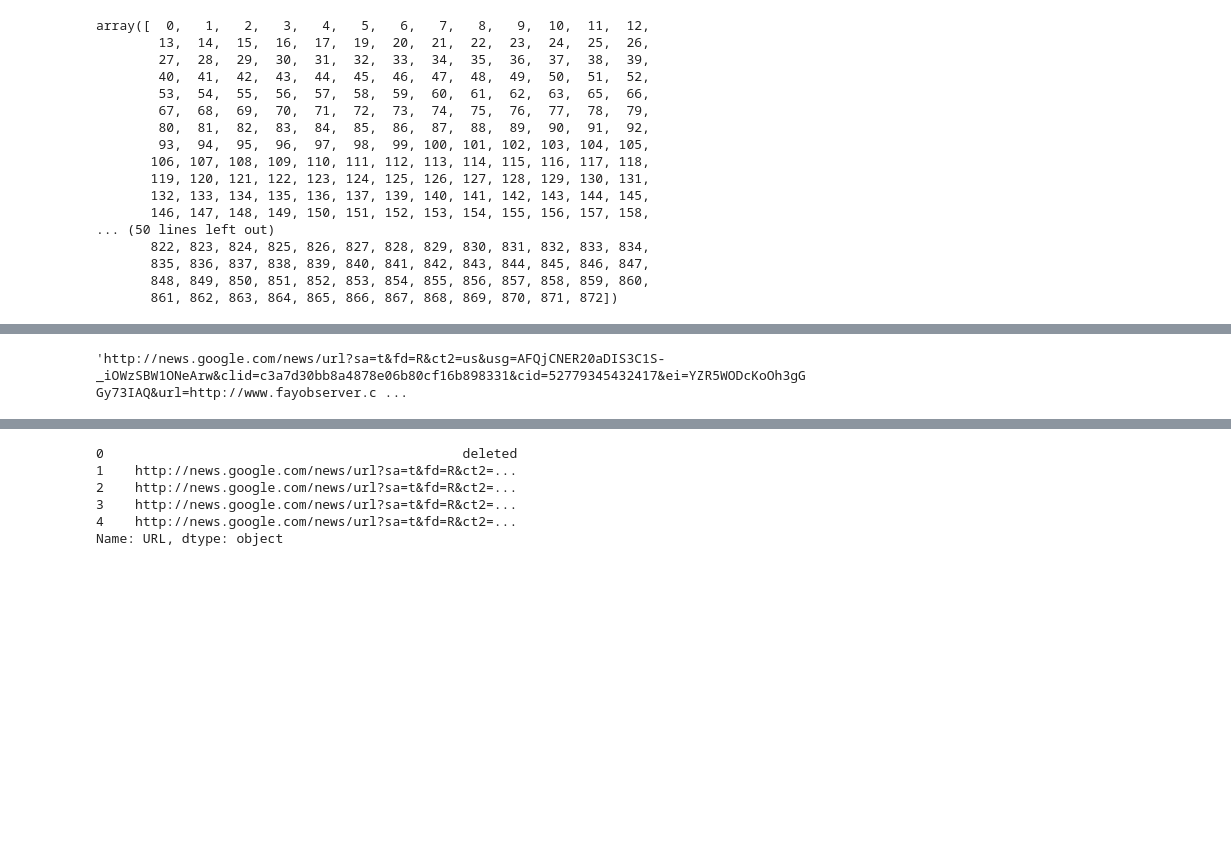
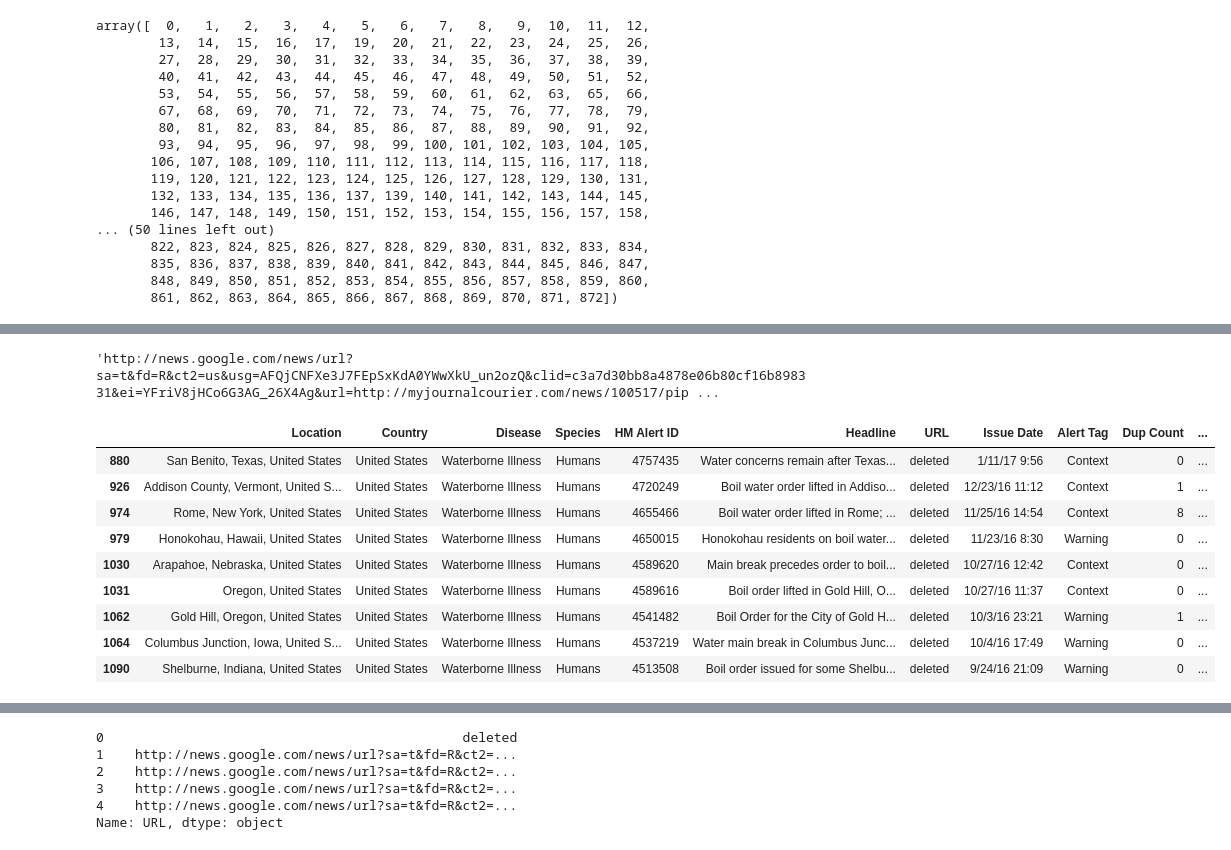
Before and after one commit to CMantell/Capstone---Boil-Order-Classifier, a Jupyter notebook: Capstone Project.ipynb, the cells around one changed output, grey strips where cells are left out. Cells and saved outputs as stored; diff of their text form; code cells hidden in the pictures; blank space fills up the shorter version.

```diff
--- a/Capstone Project.ipynb
+++ b/Capstone Project.ipynb
@@ -475,0 +507,27 @@ array([  0,   1,   2,   3,   4,   5,   6,   7,   8,   9,  10,  11,  12,
+# %%
+soups = {}
+counter = 0
+for index, url in enumerate(df.URL):
+    if index <= 873:
+        counter +=1
+        pass
+    else:
+        res = requests.get(url)
+        if res.status_code == 404 or res.status_code == 410:
+            df.at[index, 'URL'] = 'deleted'
+            print('Failed!  Status code: ', res.status_code, 'Deleted URL @ index: ', index)
+            print(url)
+        elif res.status_code != 200:
+            print('Failed! Status code: ', res.status_code)
+            print(index, url)
+            continue
+        else:
+            soup = BeautifulSoup(res.content, 'lxml')
+            soups[index] = soup
+            counter += 1
+            time.sleep(1)
+    if counter % 1000 == 0:
+        print(counter)
+        print(len(soups))
+    else:
+        pass
@@ -475,0 +575,6 @@ array([  0,   1,   2,   3,   4,   5,   6,   7,   8,   9,  10,  11,  12,
+# %%
+#check index 1097 - failed - max retries?
+#DNS error
+df.URL[1097]
+# %% [output]
+'http://news.google.com/news/url?sa=t&fd=R&ct2=us&usg=AFQjCNFXe3J7FEpSxKdA0YWwXkU_un2ozQ&clid=c3a7d30bb8a4878e06b80cf16b898331&ei=YFriV8jHCo6G3AG_26X4Ag&url=http://myjournalcourier.com/news/100517/pip ...
@@ -476,4 +587,13 @@ array([  0,   1,   2,   3,   4,   5,   6,   7,   8,   9,  10,  11,  12,
 # %%
-df.URL[873]
+df.loc[(df['URL'] == 'deleted')]
 # %% [output]
-'http://news.google.com/news/url?sa=t&fd=R&ct2=us&usg=AFQjCNER20aDIS3C1S-_iOWzSBW1ONeArw&clid=c3a7d30bb8a4878e06b80cf16b898331&cid=52779345432417&ei=YZR5WODcKoOh3gGGy73IAQ&url=http://www.fayobserver.c ...
+|  | Location | Country | Disease | Species | HM Alert ID | Headline | URL | Issue Date | Alert Tag | Dup Count | ... |
+| 880 | San Benito, Texas, United States | United States | Waterborne Illness | Humans | 4757435 | Water concerns remain after Texas... | deleted | 1/11/17 9:56 | Context | 0 | ... |
+| 926 | Addison County, Vermont, United S... | United States | Waterborne Illness | Humans | 4720249 | Boil water order lifted in Addiso... | deleted | 12/23/16 11:12 | Context | 1 | ... |
+| 974 | Rome, New York, United States | United States | Waterborne Illness | Humans | 4655466 | Boil water order lifted in Rome; ... | deleted | 11/25/16 14:54 | Context | 8 | ... |
+| 979 | Honokohau, Hawaii, United States | United States | Waterborne Illness | Humans | 4650015 | Honokohau residents on boil water... | deleted | 11/23/16 8:30 | Warning | 0 | ... |
+| 1030 | Arapahoe, Nebraska, United States | United States | Waterborne Illness | Humans | 4589620 | Main break precedes order to boil... | deleted | 10/27/16 12:42 | Context | 0 | ... |
+| 1031 | Oregon, United States | United States | Waterborne Illness | Humans | 4589616 | Boil order lifted in Gold Hill, O... | deleted | 10/27/16 11:37 | Context | 0 | ... |
+| 1062 | Gold Hill, Oregon, United States | United States | Waterborne Illness | Humans | 4541482 | Boil Order for the City of Gold H... | deleted | 10/3/16 23:21 | Warning | 1 | ... |
+| 1064 | Columbus Junction, Iowa, United S... | United States | Waterborne Illness | Humans | 4537219 | Water main break in Columbus Junc... | deleted | 10/4/16 17:49 | Warning | 0 | ... |
+| 1090 | Shelburne, Indiana, United States | United States | Waterborne Illness | Humans | 4513508 | Boil order issued for some Shelbu... | deleted | 9/24/16 21:09 | Warning | 0 | ... |
```
Also changed, not shown: parts of 21 cells of this notebook, 3 other files.
